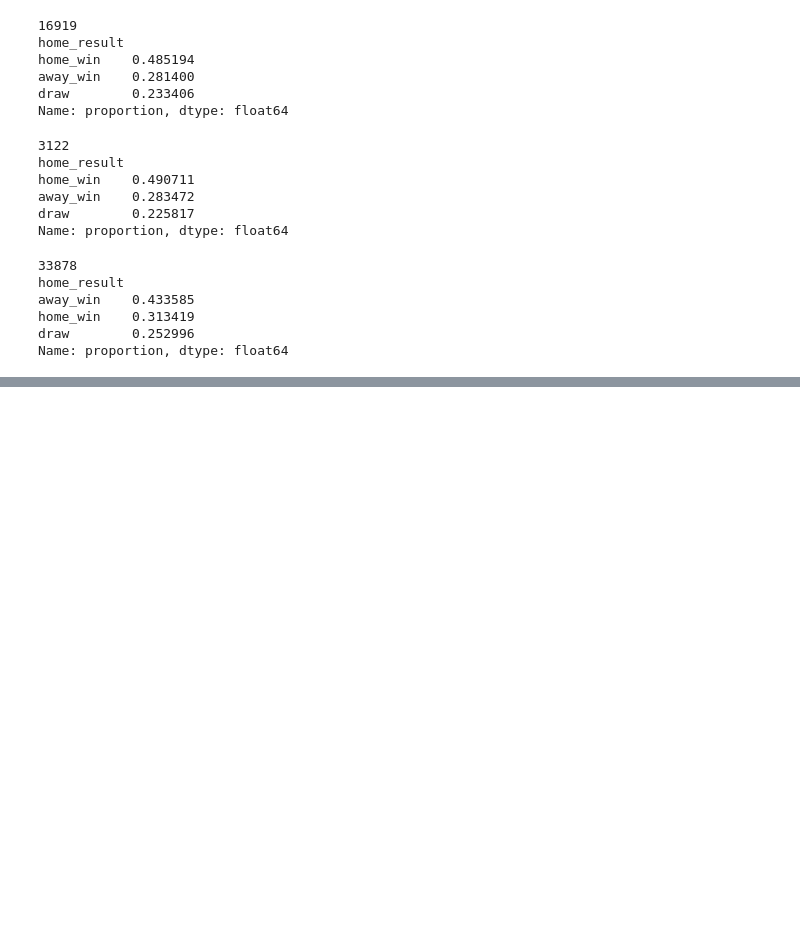
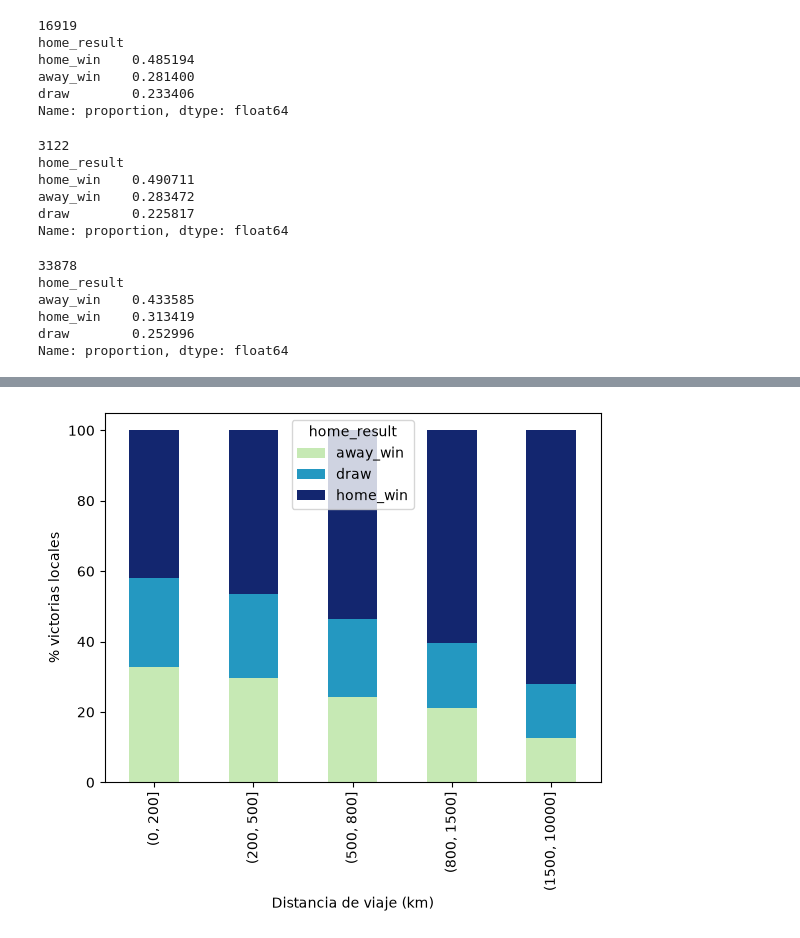
Before and after one commit to JuanjCruzL/La_ventaja_de_ser_local_en_el_futbol, a Jupyter notebook: cuadernos/exploracion_Natalia_Guzman.ipynb, the cells around one changed output, grey strips where cells are left out. Drawn from its saved outputs; the diff is of its cells as text; code cells hidden in the pictures; blank space fills up the shorter version.

```diff
--- a/cuadernos/exploracion_Natalia_Guzman.ipynb
+++ b/cuadernos/exploracion_Natalia_Guzman.ipynb
@@ -198,0 +295,10 @@ Name: proportion, dtype: float64
+# %%
+tabla = (df.groupby('tramo', observed=True)['home_result']
+           .value_counts(normalize=True).unstack() * 100)
+colores = plt.get_cmap('YlGnBu')(np.linspace(0.25, 0.95, tabla.shape[1]))
+tabla.plot(kind='bar', stacked=True, color=colores)
+plt.ylabel('% victorias locales')
+plt.xlabel('Distancia de viaje (km)')
+plt.show()
+# %% [output]
+[figure, added]
```
Also changed, not shown: parts of 15 cells of this notebook, 1 other file.
